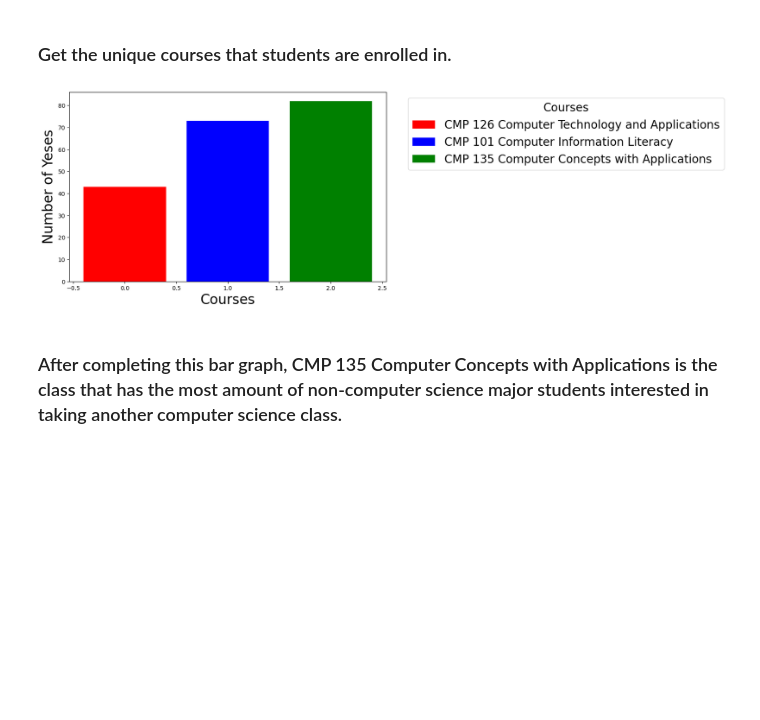
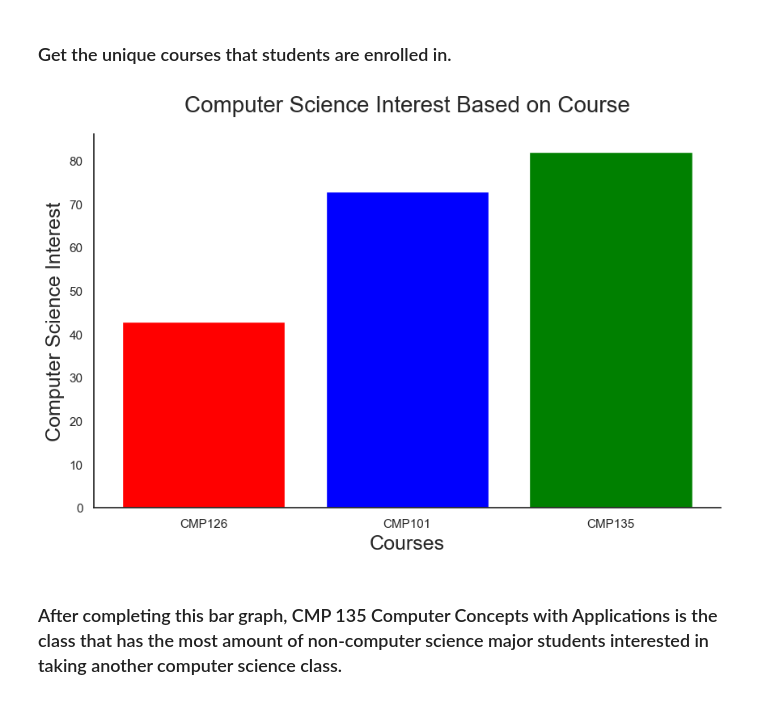
Before and after one commit to ccmjvelardi/Project-1---College-Recruitment-Improvement-Study, a Jupyter notebook: Data_Science_Project_#1/survey_plots.ipynb, the cells around one changed output. Cells and saved outputs as stored; diff of their text form; code cells hidden in the pictures; blank space fills up the shorter version.

Commit message:
Updated Graphs
Improved the quality of the graphs and refactored the code into more efficient code.

```diff
--- a/Data_Science_Project_#1/survey_plots.ipynb
+++ b/Data_Science_Project_#1/survey_plots.ipynb
@@ -81,6 +93,15 @@ question1df
 # %% [markdown]
 ### Get the unique courses that students are enrolled in.
 # %%
+#Initialize seaborn graph
+sns.set()
+
+#Set the style for seaborn
+sns.set_style("white", {"grid.color": ".7"})
+
+#Set the color palette for readability
+palette = sns.color_palette("pastel")
+
 #Filter out the columns with yeses only for each column
 web_filtered = question1df[question1df['web_dev'] == 'Yes']
 
@@ -98,39 +119,44 @@ game_filtered = question1df[question1df['game_design'] == 'Yes']
 
 hardware_filtered = question1df[question1df['hardware'] == 'Yes']
 
 #Get the unique courses students are enrolled in
 x = question1df['courses'].unique()
 
 #Get the total yes count for all filtered columns
 y = web_filtered['courses'].value_counts() + cyber_filtered['courses'].value_counts() + app_filtered['courses'].value_counts() + \
 data_filtered['courses'].value_counts() + ai_filtered['courses'].value_counts() + programming_filtered['courses'].value_counts() + \
 game_filtered['courses'].value_counts() + hardware_filtered['courses'].value_counts()
 
 #Increase the size of the graph
 plt.figure(figsize=(10,6))
 
 #Change the size and name of the x-axis category
-plt.xlabel("Courses", fontsize=24)
+plt.xlabel("Courses", fontsize=18)
+
+x_locations = range(len(x))
+
+plt.xticks(x_locations, ['CMP126', 'CMP101', 'CMP135'])
 
 #Change the size and name of the y-azis category
-plt.ylabel("Number of Yeses", fontsize=24)
+plt.ylabel("Computer Science Interest", fontsize=18)
+
+plt.title("Computer Science Interest Based on Course", fontsize=20, pad = 20)
 
 #Colors to use for the bar graph
 colors = ['red', 'blue', 'green',]
 
 #Make the graph for the bars
 bars = plt.bar(range(len(x)),y, color=colors)
 
-#Create a legend to indicate the class for the bars
-plt.legend(bars, x, title="Courses", bbox_to_anchor=(1.05, 1), loc='upper left', fontsize="20", title_fontsize="20")
-
 #Save plot as a png
 plt.savefig('question1.png', dpi=300, bbox_inches='tight')
 
+sns.despine()
+
 #Show the graph
 plt.show()
 # %% [output]
-[figure, old version]
+[figure, new version]
 # %% [markdown]
 ### After completing this bar graph, CMP 135 Computer Concepts with Applications is the class that has the most amount of non-computer science major students interested in taking another computer science class.
 ###
```
Also changed, not shown: parts of 8 cells of this notebook, 4 other files.
